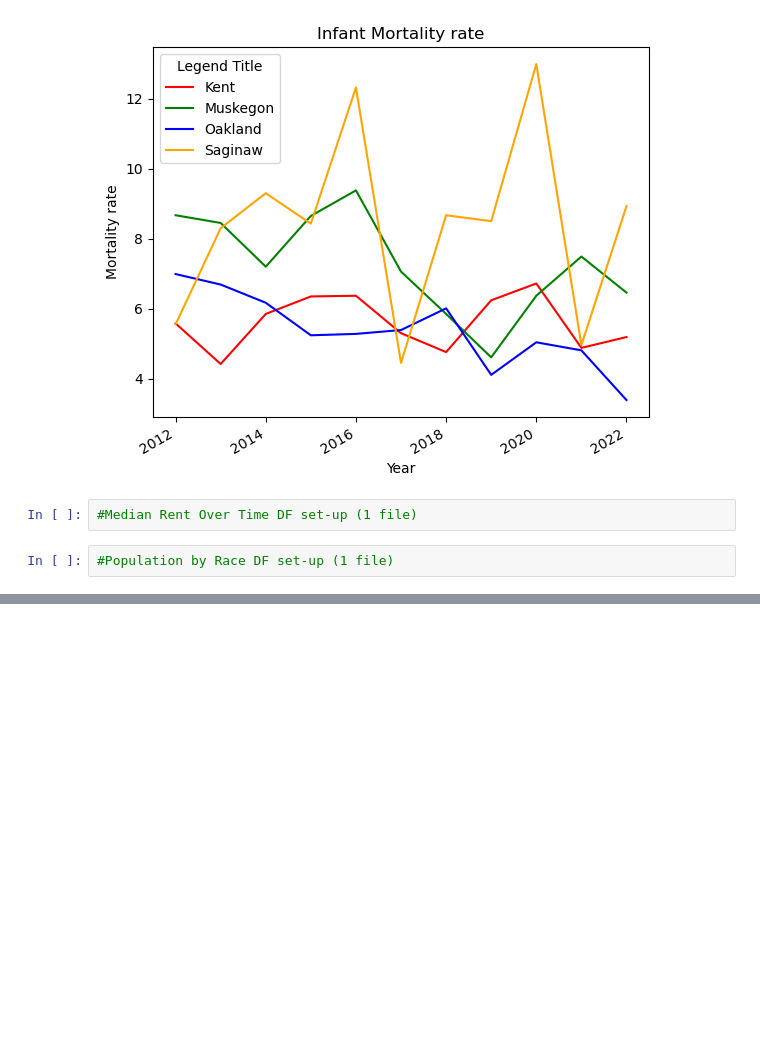
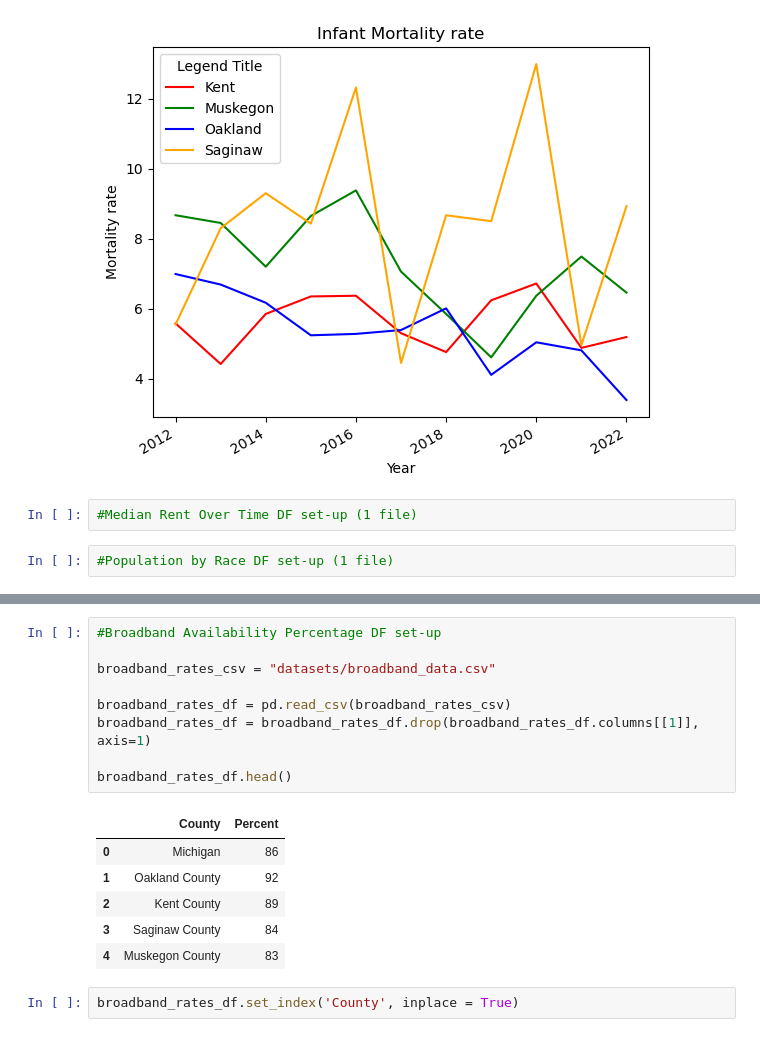
Before and after one commit to DaSamboni/project1_group3, a Jupyter notebook: MainProject.ipynb, the cells around one changed output, grey strips where cells are left out. Drawn from its saved outputs; the diff is of its cells as text; blank space fills up the shorter version.

```diff
--- a/MainProject.ipynb
+++ b/MainProject.ipynb
@@ -123,0 +156,18 @@ plt.show()
+# %%
+#Broadband Availability Percentage DF set-up
+
+broadband_rates_csv = "datasets/broadband_data.csv"
+
+broadband_rates_df = pd.read_csv(broadband_rates_csv)
+broadband_rates_df = broadband_rates_df.drop(broadband_rates_df.columns[[1]], axis=1)
+
+broadband_rates_df.head()
+# %% [output]
+|  | County | Percent |
+| 0 | Michigan | 86 |
+| 1 | Oakland County | 92 |
+| 2 | Kent County | 89 |
+| 3 | Saginaw County | 84 |
+| 4 | Muskegon County | 83 |
+# %%
+broadband_rates_df.set_index('County', inplace = True)
```
Also changed, not shown: parts of 4 cells of this notebook.
